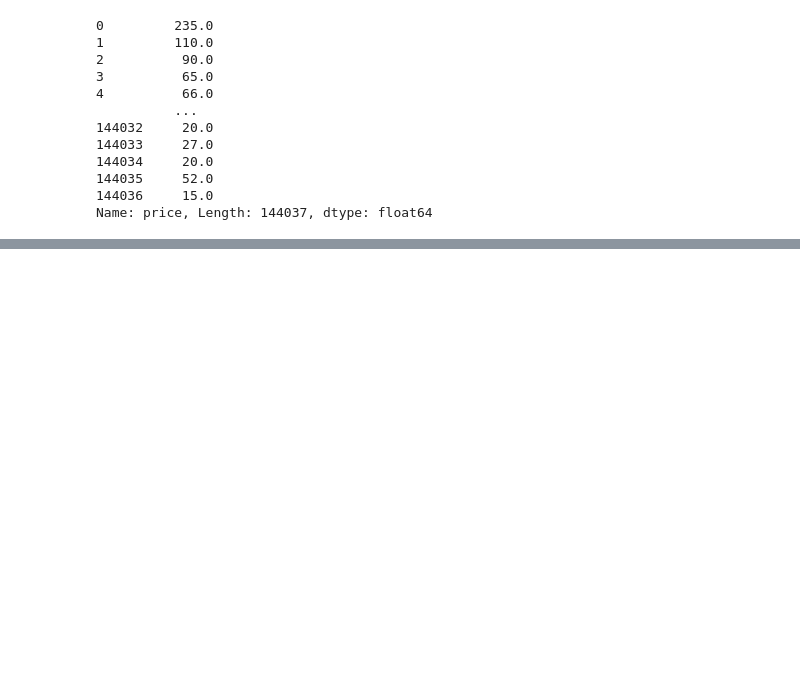
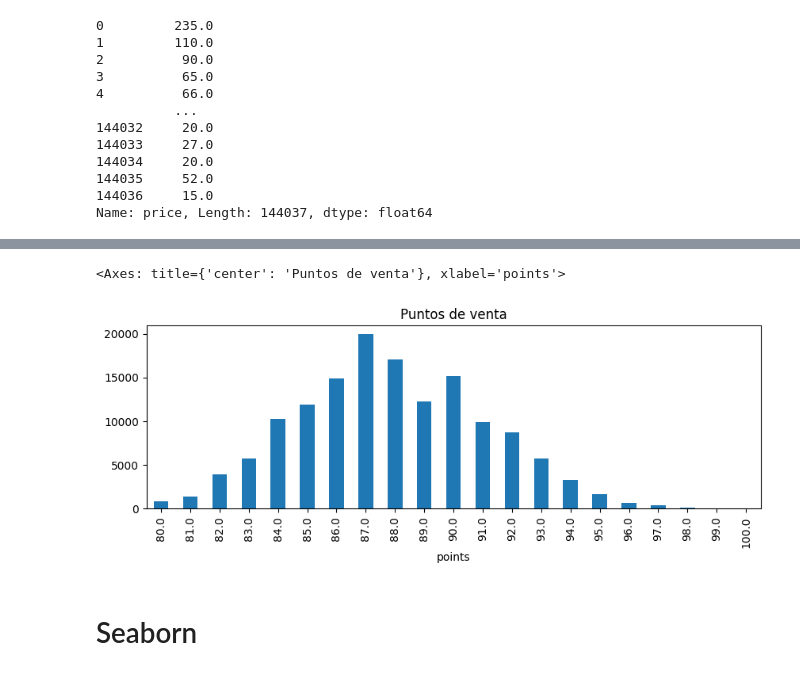
Before and after one commit to Lenis0207/PAD_2025_IIB1, a Jupyter notebook: src/clases_ad/clase_4_graficos.ipynb, the cells around one changed output, grey strips where cells are left out. Drawn from its saved outputs; the diff is of its cells as text; code cells hidden in the pictures; blank space fills up the shorter version.

```diff
--- a/src/clases_ad/clase_4_graficos.ipynb
+++ b/src/clases_ad/clase_4_graficos.ipynb
@@ -80,0 +102,7 @@ Name: price, Length: 144037, dtype: float64
+# %%
+df2["points"].value_counts().sort_index().plot.bar(figsize=(10,3),fontsize=10,title="Puntos de venta")
+# %% [output]
+<Axes: title={'center': 'Puntos de venta'}, xlabel='points'>
+[figure, added]
+# %% [markdown]
+# Seaborn
```
Also changed, not shown: parts of 21 cells of this notebook.
